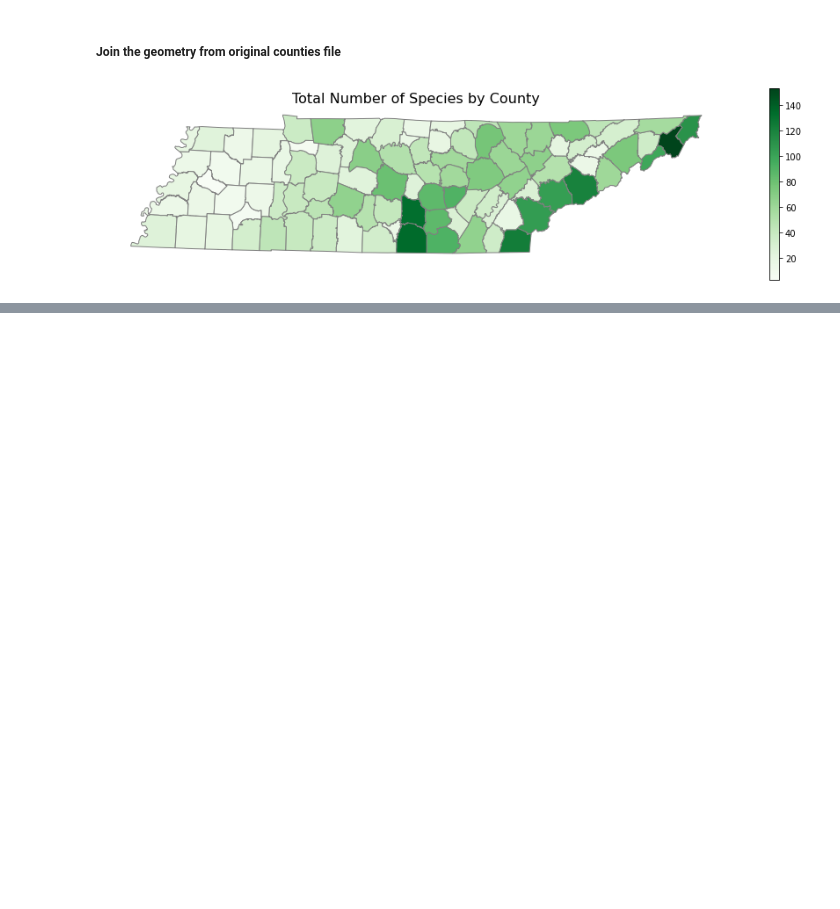
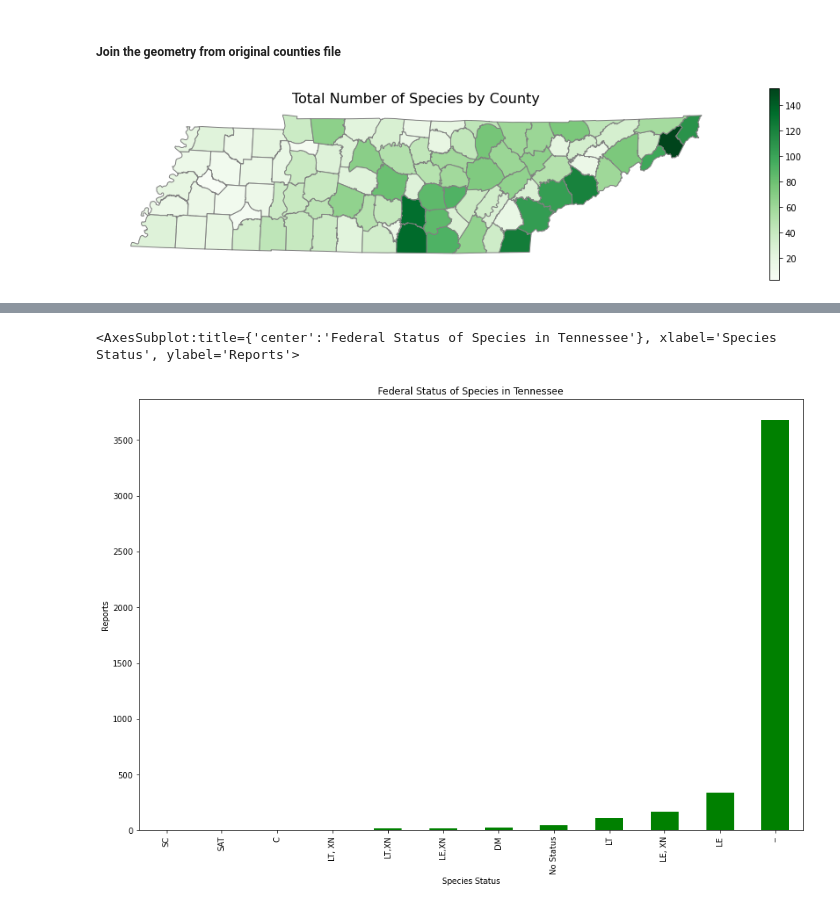
Before and after one commit to jomccall/Species-Diversity-in-Tennessee, a Jupyter notebook: notebooks/Exploration Counties Data.ipynb, the cells around one changed output, grey strips where cells are left out. Drawn from its saved outputs; the diff is of its cells as text; code cells hidden in the pictures; blank space fills up the shorter version.

```diff
--- a/notebooks/Exploration Counties Data.ipynb
+++ b/notebooks/Exploration Counties Data.ipynb
@@ -168,0 +217,8 @@ gtype_df.sort_values(['count']).plot(kind = 'bar',
+# %%
+fstat_list = spec.Fed_Status.tolist()
+# %%
+fstat_dict = collections.Counter(fstat_list)
+# %%
+fstat_df = pd.DataFrame.from_dict(fstat_dict, orient = 'index', columns = ['count'])
+# %%
+fstat_df.sort_values(['count']).reset_index(inplace = False)
@@ -168,0 +239,11 @@ gtype_df.sort_values(['count']).plot(kind = 'bar',
+# %%
+fstat_df.sort_values(['count']).plot(kind = 'bar',
+                                          figsize = (15, 10),
+                                          title = 'Federal Status of Species in Tennessee',
+                                          color = 'green',
+                                          xlabel = 'Species Status',
+                                          ylabel = 'Reports',
+                                          legend = False)
+# %% [output]
+<AxesSubplot:title={'center':'Federal Status of Species in Tennessee'}, xlabel='Species Status', ylabel='Reports'>
+[figure, added]
```
Also changed, not shown: parts of 33 cells of this notebook.
